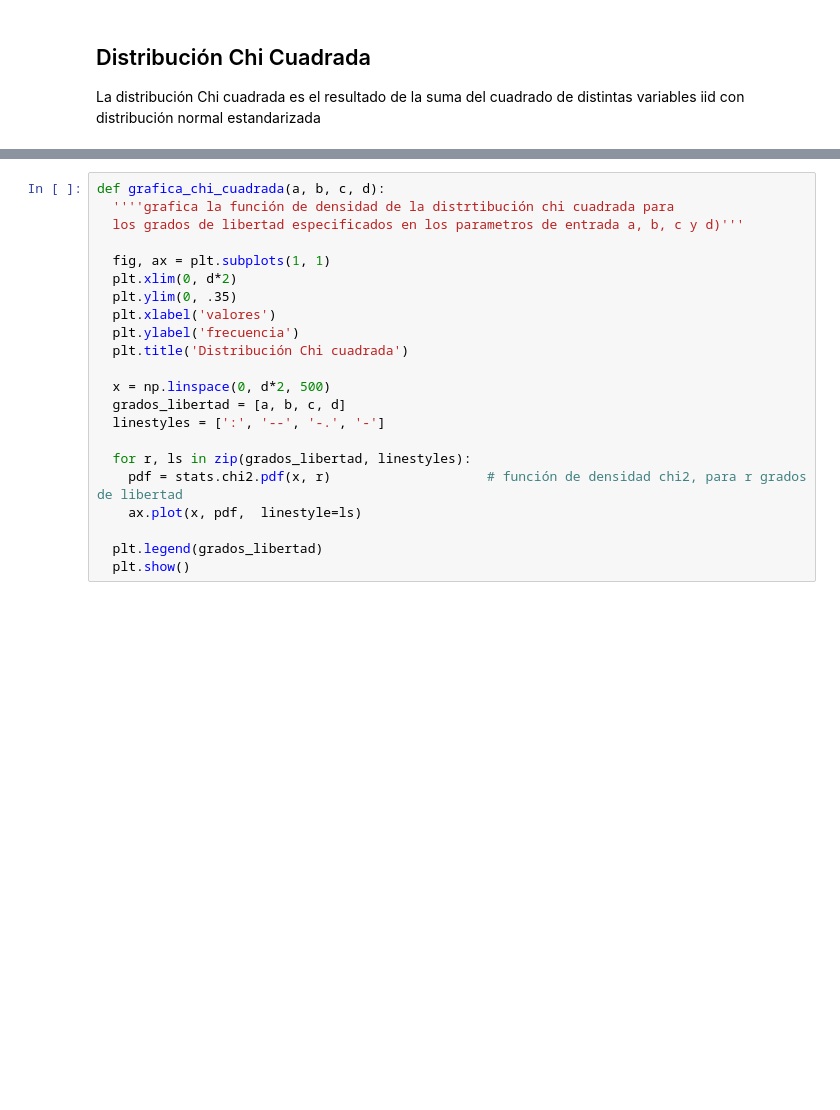
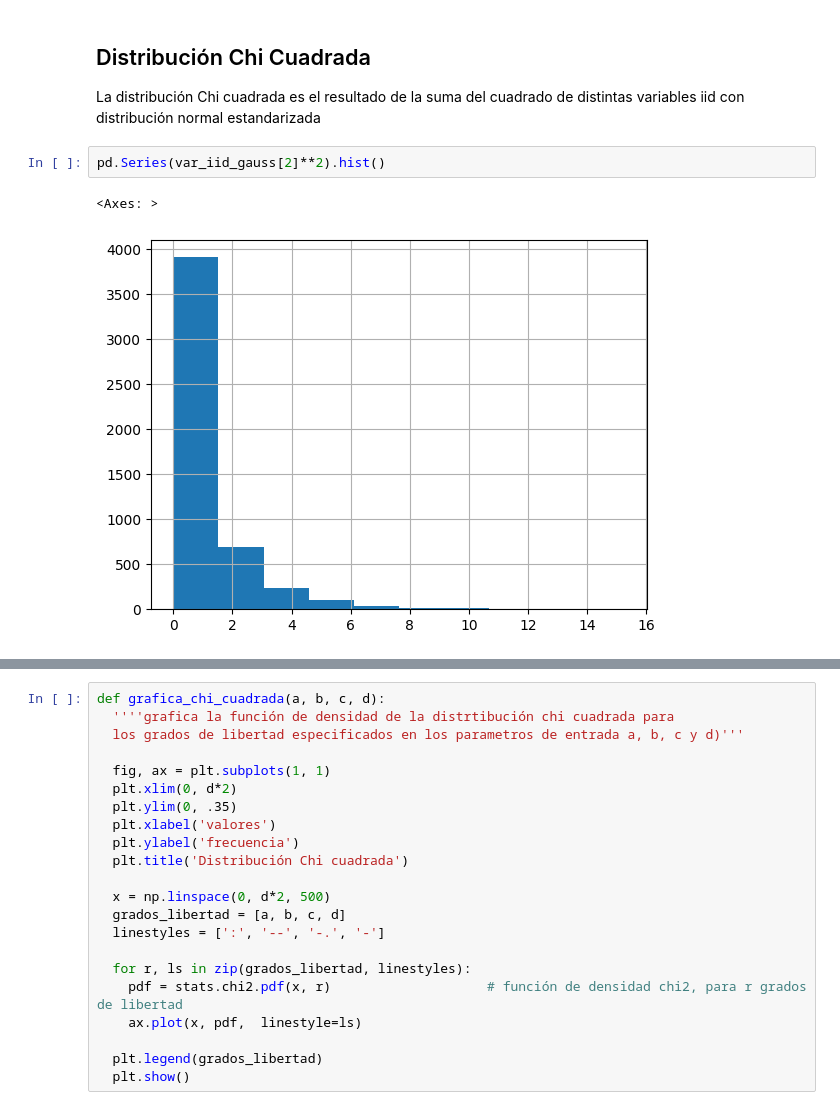
Before and after one commit to AnIsAsPe/Estadistica_y_Probabilidad_para-CD-, a Jupyter notebook: Estadistica_e_InferenciaCausal/1 Test estadísticos/Notebooks/Test_estadísticos_.ipynb, the cells around one changed output, grey strips where cells are left out. Drawn from its saved outputs; the diff is of its cells as text; blank space fills up the shorter version.

```diff
--- a/Estadistica_e_InferenciaCausal/1 Test estadísticos/Notebooks/Test_estadísticos_.ipynb
+++ b/Estadistica_e_InferenciaCausal/1 Test estadísticos/Notebooks/Test_estadísticos_.ipynb
@@ -25,5 +25,10 @@ import seaborn as sns
 ## Distribución Chi Cuadrada
 
 La distribución Chi cuadrada es el resultado de la suma del cuadrado de distintas variables iid con distribución normal estandarizada
+# %%
+pd.Series(var_iid_gauss[2]**2).hist()
+# %% [output]
+<Axes: >
+[figure, added]
 # %%
 var_iid_gauss = {}       # diccionario que guarda variables aleatorias iid con distribución normal estandarizada
```
Also changed, not shown: parts of 17 cells of this notebook.
